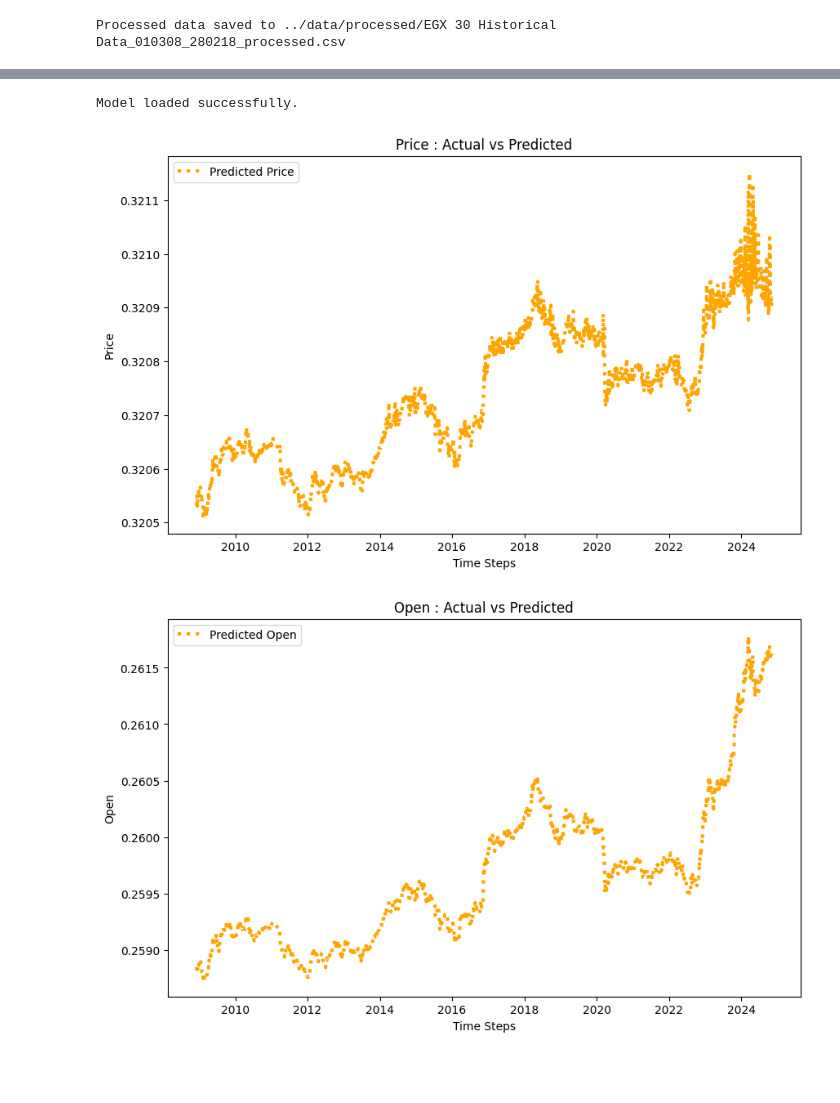
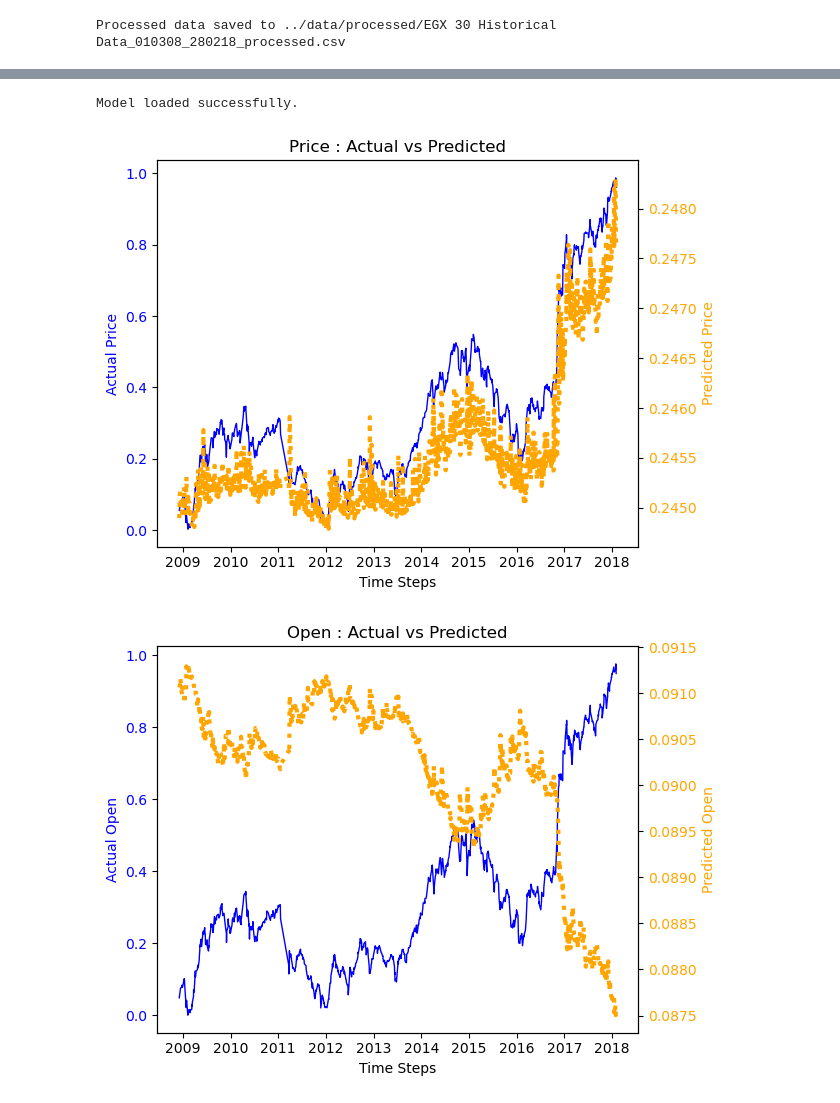
Before and after one commit to Ahmedh12/OHLC-Prices-Predictor, a Jupyter notebook: notebooks/model_verification_GAN.ipynb, the cells around one changed output, grey strips where cells are left out. Drawn from its saved outputs; the diff is of its cells as text; code cells hidden in the pictures; blank space fills up the shorter version.

Commit message:
fix plot function for GAN

```diff
--- a/notebooks/model_verification_GAN.ipynb
+++ b/notebooks/model_verification_GAN.ipynb
@@ -44,6 +44,7 @@ def infer_and_plot_GAN(model,
     actual_prices = []
     predicted_prices = []
     dates = []
+
     if pred_cycle_count <= 0:
         pred_cycle_count = len(test_loader)
     elif pred_cycle_count > len(test_loader):
@@ -67,7 +68,7 @@ def infer_and_plot_GAN(model,
             initial_ohlc = batch_input[:, -1:, :]
 
             # Generate predictions
-            predictions = model(batch_input[:, -5:, :])
+            predictions = torch.abs(model(batch_input))
 
             # Collect real and predicted values
             actual_prices.append(batch_output.cpu().numpy())  # Move to CPU for plotting
@@ -88,18 +89,25 @@ def infer_and_plot_GAN(model,
     if plot_labels is None:
         plot_labels = ['Price', 'Open', 'High', 'Low']
     for i in range(num_features):
-        plt.figure(figsize=(10, 6))
-        # plt.plot(
-        #      dates,actual_prices[:, :, i].flatten(), label=f"Actual {plot_labels[i]}", color='blue', linewidth = 1
-        # )
-        plt.plot(
+        # plt.figure(figsize=(10, 6))
+        fig, ax1 = plt.subplots()
+        ax1.plot(
+             dates,actual_prices[:, :, i].flatten(), label=f"Actual {plot_labels[i]}", color='blue', linewidth = 1
+        )
+        ax1.set_ylabel(f"Actual {plot_labels[i]}", color='blue')
+        ax1.tick_params(axis='y', labelcolor='blue')
+        ax1.set_xlabel("Time Steps")
+
+        ax2 = ax1.twinx()
+        ax2.plot(
             dates,predicted_prices[:, :, i].flatten(), label=f"Predicted {plot_labels[i]}", linewidth = 3,
             color='orange', linestyle='dotted'
         )
+        ax2.set_ylabel(f"Predicted {plot_labels[i]}", color='orange')
+        ax2.tick_params(axis='y', labelcolor='orange')
+
         plt.title(f"{plot_labels[i]} : Actual vs Predicted")
-        plt.xlabel("Time Steps")
-        plt.ylabel(f"{plot_labels[i]}")
-        plt.legend()
+        fig.tight_layout()  # Adjust layout to avoid overlap
         plt.show()
 
 def test_model_plot_window(configuration_file,
@@ -419,12 +428,12 @@ Test MSE: 0.1696
 # %%
 
 test_model_plot_window_GAN(
     "config_4",
-    "GAN_model_2024-12-28_18-57-13_epoch_21_bce_1.393301010131836.pth",
+    "GAN_model_2024-12-28_19-20-18_epoch_5_bce_1.35482257604599.pth",
     "EGX 30 Historical Data_010308_280218_processed.csv",
     pred_cycle_count = 0,
     predict_earliest = False)
 # %% [output]
 Model loaded successfully.
-[figure, old version]
+[figure, new version]
-[figure, old version]
+[figure, new version]
```
Also changed, not shown: parts of 4 cells of this notebook, 7 other files.
